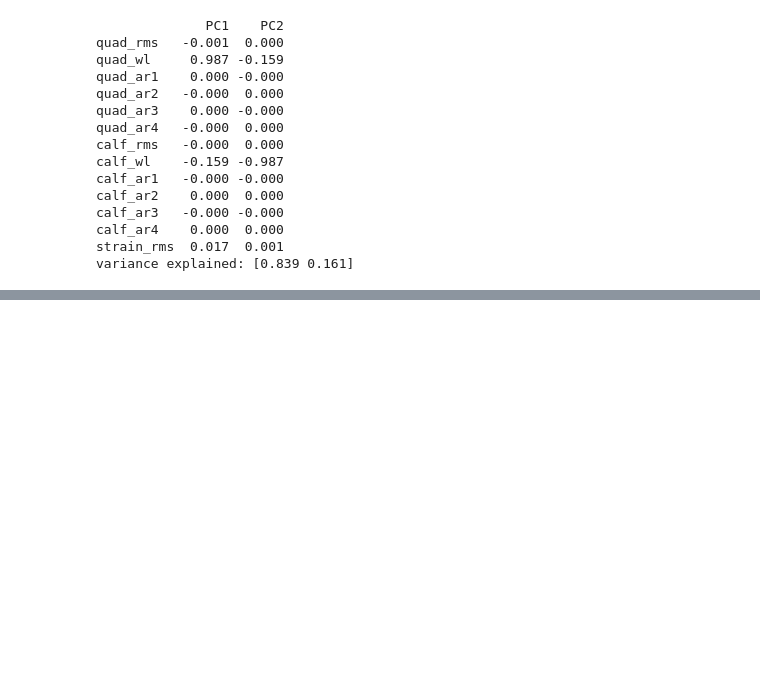
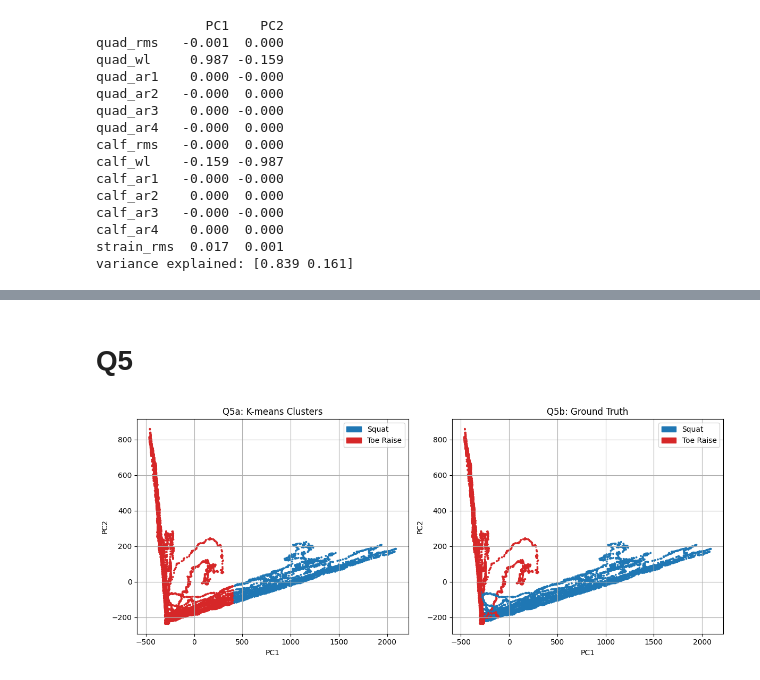
Before and after one commit to groggero/Wearables_Laboratories, a Jupyter notebook: LAB_2/data_movement/movement_lab2.ipynb, the cells around one changed output, grey strips where cells are left out. Saved outputs shown, nothing was run; the diff lists cells and outputs as text; code cells hidden in the pictures; blank space fills up the shorter version.

Commit message:
Q5 done, maybe check again the labels

```diff
--- a/LAB_2/data_movement/movement_lab2.ipynb
+++ b/LAB_2/data_movement/movement_lab2.ipynb
@@ -795,2 +795,45 @@ max difference |manual| vs |sklearn|: 4.3712589103961363e-11
 explained variance ratio (sklearn): [0.839 0.161]
 [figure]
+# %% [markdown]
+# Q5
+# %%
+from sklearn.cluster import KMeans
+
+features_2cl_all = np.vstack([features_2cl, features_2cl_test])
+labels_2cl_all = np.hstack([labels_2cl, labels_2cl_test])
+
+kmeans = KMeans(n_clusters=2,  max_iter=1000, random_state=1)
+cluster_labels = kmeans.fit_predict(features_2cl_all)
+
+score_all = np.vstack([score_train, score_test])
+
+
+# Squat = 1, Toe Raise = 2
+squat_cluster = np.bincount(cluster_labels[labels_2cl_all == 1]).argmax()
+
+cluster_colors = np.where(cluster_labels == squat_cluster, "tab:blue", "tab:red")
+truth_colors = np.where(labels_2cl_all == 1, "tab:blue", "tab:red")
+
+# Plot K-means and ground truth
+fig, ax = plt.subplots(1, 2, figsize=(12, 5))
+
+ax[0].scatter(score_all[:, 0], score_all[:, 1], c=cluster_colors, s=3)
+ax[0].set_title("Q5a: K-means Clusters")
+
+ax[1].scatter(score_all[:, 0], score_all[:, 1], c=truth_colors, s=3
+)
+ax[1].set_title("Q5b: Ground Truth")
+
+for axis in ax:
+    axis.set_xlabel("PC1")
+    axis.set_ylabel("PC2")
+    axis.grid(True)
+    axis.legend(handles=[
+        Patch(color="tab:blue", label="Squat"),
+        Patch(color="tab:red", label="Toe Raise")
+    ])
+
+plt.tight_layout()
+plt.show()
+# %% [output]
+[figure, added]
```
Also changed, not shown: parts of 7 cells of this notebook.
